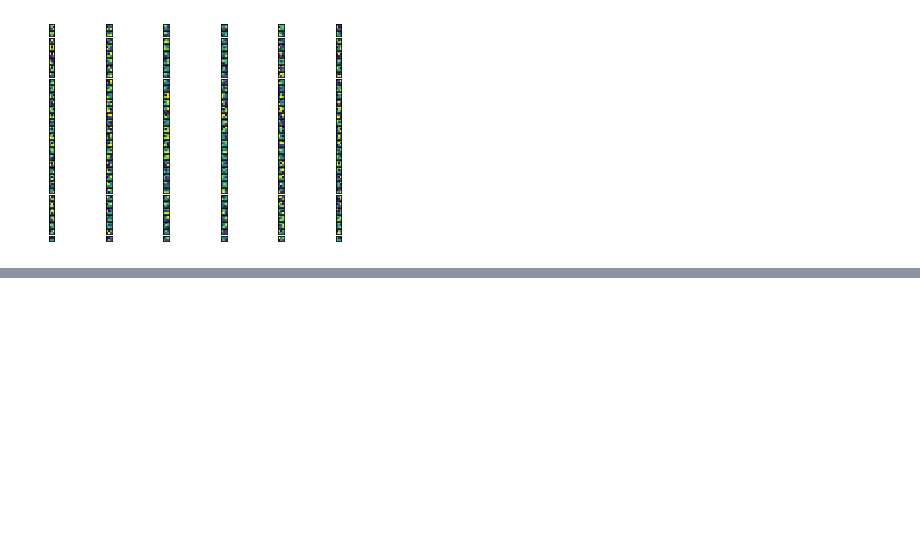
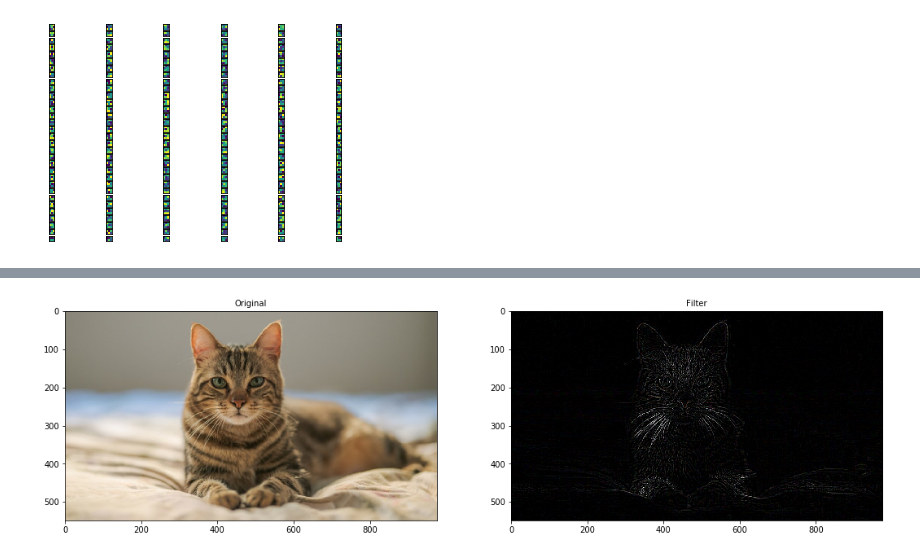
Before and after one commit to aikawa294224612/Mnist_HelloWorld_CNN, a Jupyter notebook: Mnist.ipynb, the cells around one changed output, grey strips where cells are left out. Drawn from its saved outputs; the diff is of its cells as text; code cells hidden in the pictures; blank space fills up the shorter version.

```diff
--- a/Mnist.ipynb
+++ b/Mnist.ipynb
@@ -340,0 +446,17 @@ conv2d_3
+# %%
+# edge detection
+kernel = np.array([[-1, -1, -1], [-1, 8, -1], [-1, -1, -1]])
+
+# 使用cv2.filter2D進行convolute，
+result = cv2.filter2D(image, -1, dst=-1, kernel=kernel, anchor=(-1, -1), delta=0, borderType=cv2.BORDER_DEFAULT)
+plt.figure(figsize=(18,10))
+ax = plt.subplot(1, 2, 1)
+ax.imshow(image)
+ax.set_title("Original", fontsize=10)
+ax = plt.subplot(1, 2, 2)
+ax.imshow(result)
+ax.set_title("Filter", fontsize=10)
+
+plt.show()
+# %% [output]
+[figure, added]
```
Also changed, not shown: parts of 5 cells of this notebook, 4 other files.
